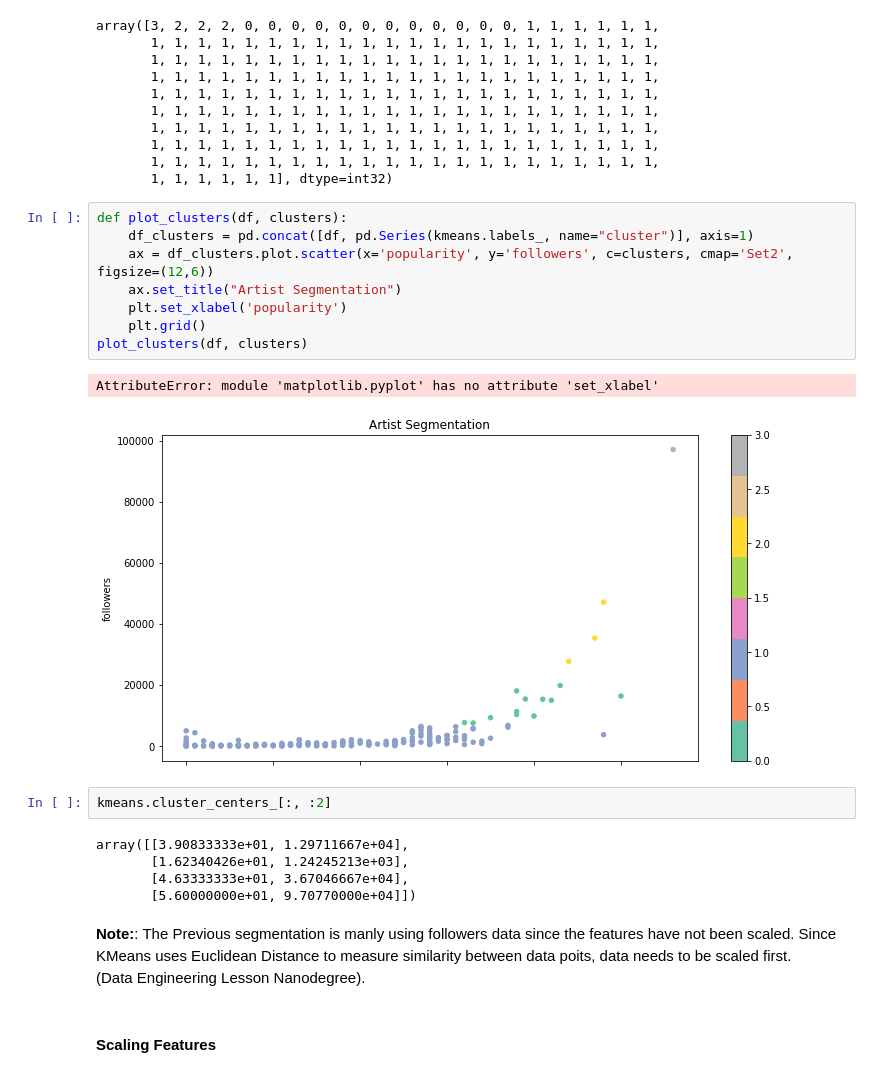
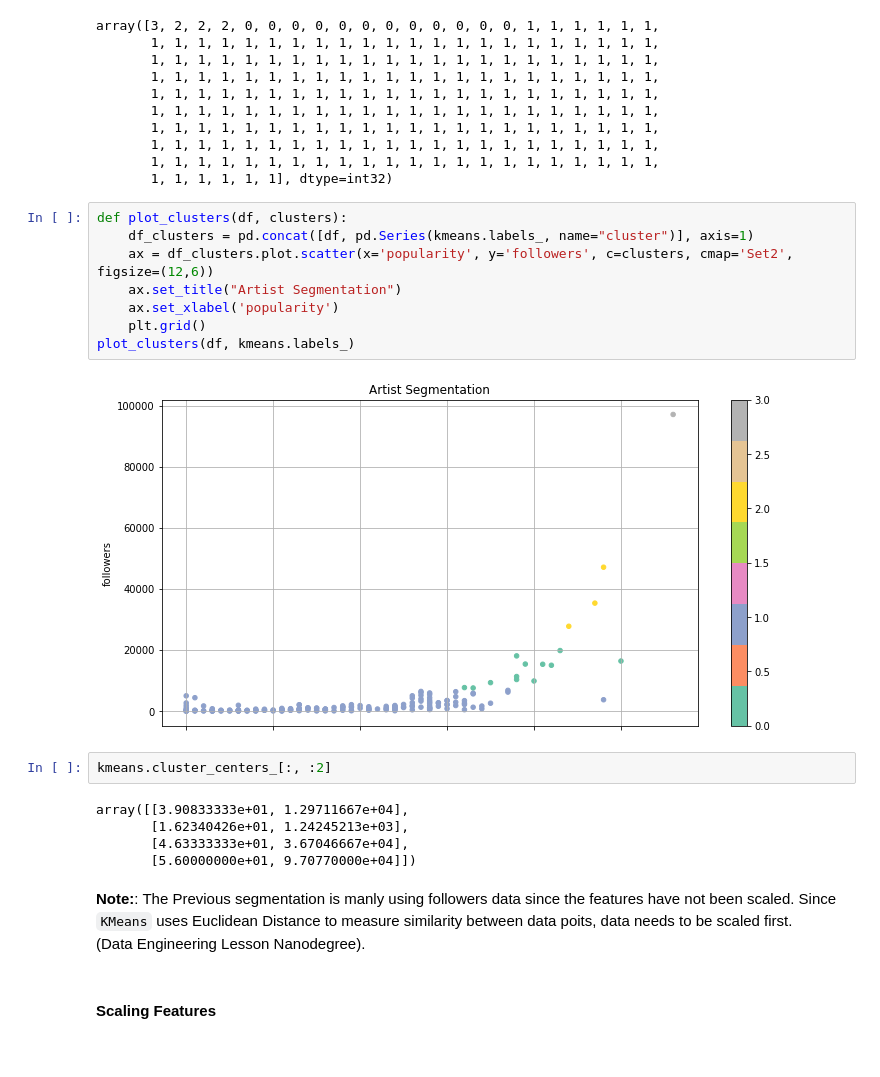
Before and after one commit to leanguardia/bolivian-music, a Jupyter notebook: Capstone-Project.ipynb, the cells around one changed output. Cells and saved outputs as stored; diff of their text form.

```diff
--- a/Capstone-Project.ipynb
+++ b/Capstone-Project.ipynb
@@ -251,14 +291,13 @@ array([3, 2, 2, 2, 0, 0, 0, 0, 0, 0, 0, 0, 0, 0, 0, 0, 1, 1, 1, 1, 1, 1,
 # %%
 def plot_clusters(df, clusters):
     df_clusters = pd.concat([df, pd.Series(kmeans.labels_, name="cluster")], axis=1)
     ax = df_clusters.plot.scatter(x='popularity', y='followers', c=clusters, cmap='Set2', figsize=(12,6))
     ax.set_title("Artist Segmentation")
-    plt.set_xlabel('popularity')
+    ax.set_xlabel('popularity')
     plt.grid()
-plot_clusters(df, clusters)
+plot_clusters(df, kmeans.labels_)
 # %% [output]
-AttributeError: module 'matplotlib.pyplot' has no attribute 'set_xlabel'
-[figure, old version]
+[figure, new version]
 # %%
 kmeans.cluster_centers_[:, :2]
 # %% [output]
@@ -267,7 +306,7 @@ array([[3.90833333e+01, 1.29711667e+04],
        [4.63333333e+01, 3.67046667e+04],
        [5.60000000e+01, 9.70770000e+04]])
 # %% [markdown]
-**Note:**: The Previous segmentation is manly using followers data since the features have not been scaled. Since KMeans uses Euclidean Distance to measure similarity between data poits, data needs to be scaled first. (Data Engineering Lesson Nanodegree).
+**Note:**: The Previous segmentation is manly using followers data since the features have not been scaled. Since `KMeans` uses Euclidean Distance to measure similarity between data poits, data needs to be scaled first. (Data Engineering Lesson Nanodegree).
 # %% [markdown]
 #### Scaling Features
 # %%
```
Also changed, not shown: parts of 10 cells of this notebook.
